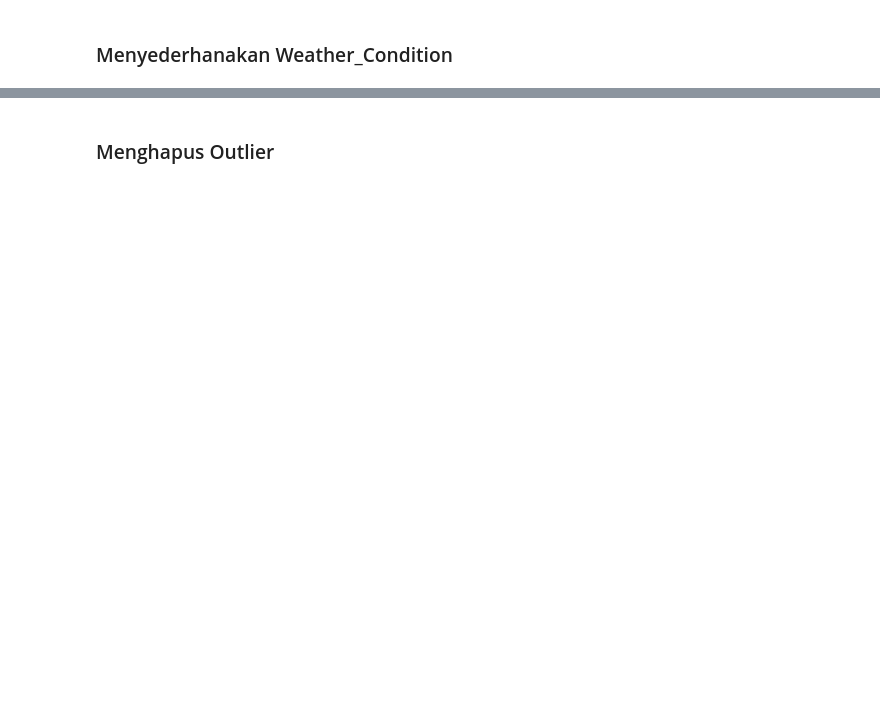
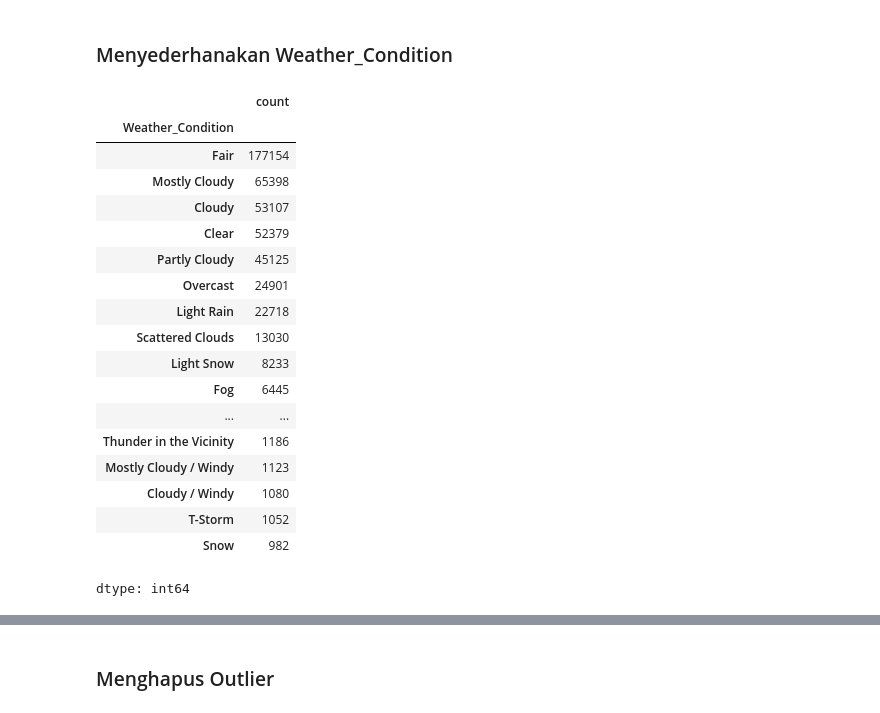
Before and after one commit to AhsanDz/4-Ahsan, a Jupyter notebook: EDA_Ahsan.ipynb, the cells around one changed output, grey strips where cells are left out. Cells and saved outputs as stored; diff of their text form; code cells hidden in the pictures; blank space fills up the shorter version.

```diff
--- a/EDA_Ahsan.ipynb
+++ b/EDA_Ahsan.ipynb
@@ -276,2 +307,24 @@ ValueError: unconverted data remains when parsing with format "%Y-%m-%d %H:%M:%S
 # %% [markdown]
 ### Menyederhanakan Weather_Condition
+# %%
+df["Weather_Condition"].value_counts().head(20)
+# %% [output]
+|  | count |
+| Weather_Condition |  |
+| Fair | 177154 |
+| Mostly Cloudy | 65398 |
+| Cloudy | 53107 |
+| Clear | 52379 |
+| Partly Cloudy | 45125 |
+| Overcast | 24901 |
+| Light Rain | 22718 |
+| Scattered Clouds | 13030 |
+| Light Snow | 8233 |
+| Fog | 6445 |
+| ... | ... |
+| Thunder in the Vicinity | 1186 |
+| Mostly Cloudy / Windy | 1123 |
+| Cloudy / Windy | 1080 |
+| T-Storm | 1052 |
+| Snow | 982 |
+dtype: int64
```
Also changed, not shown: parts of 14 cells of this notebook.
